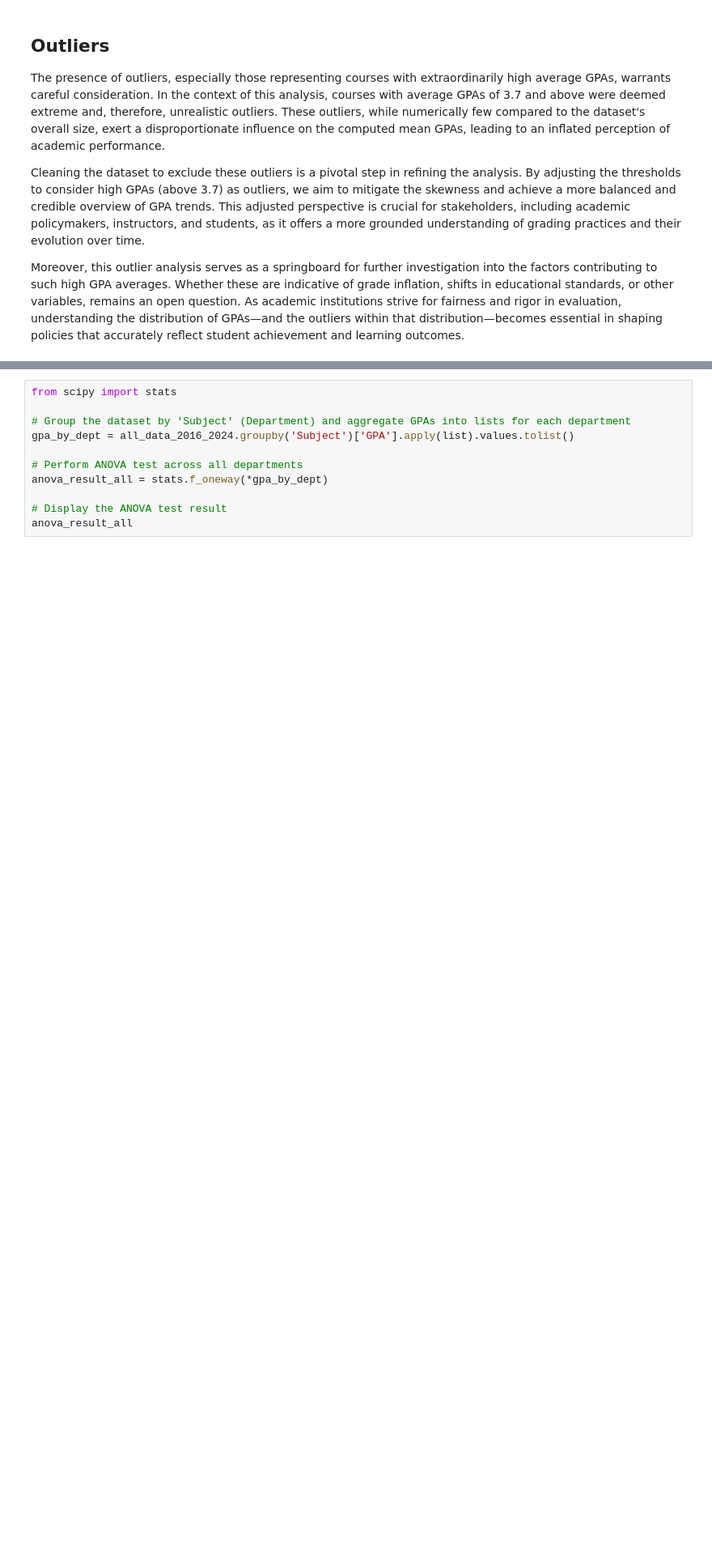
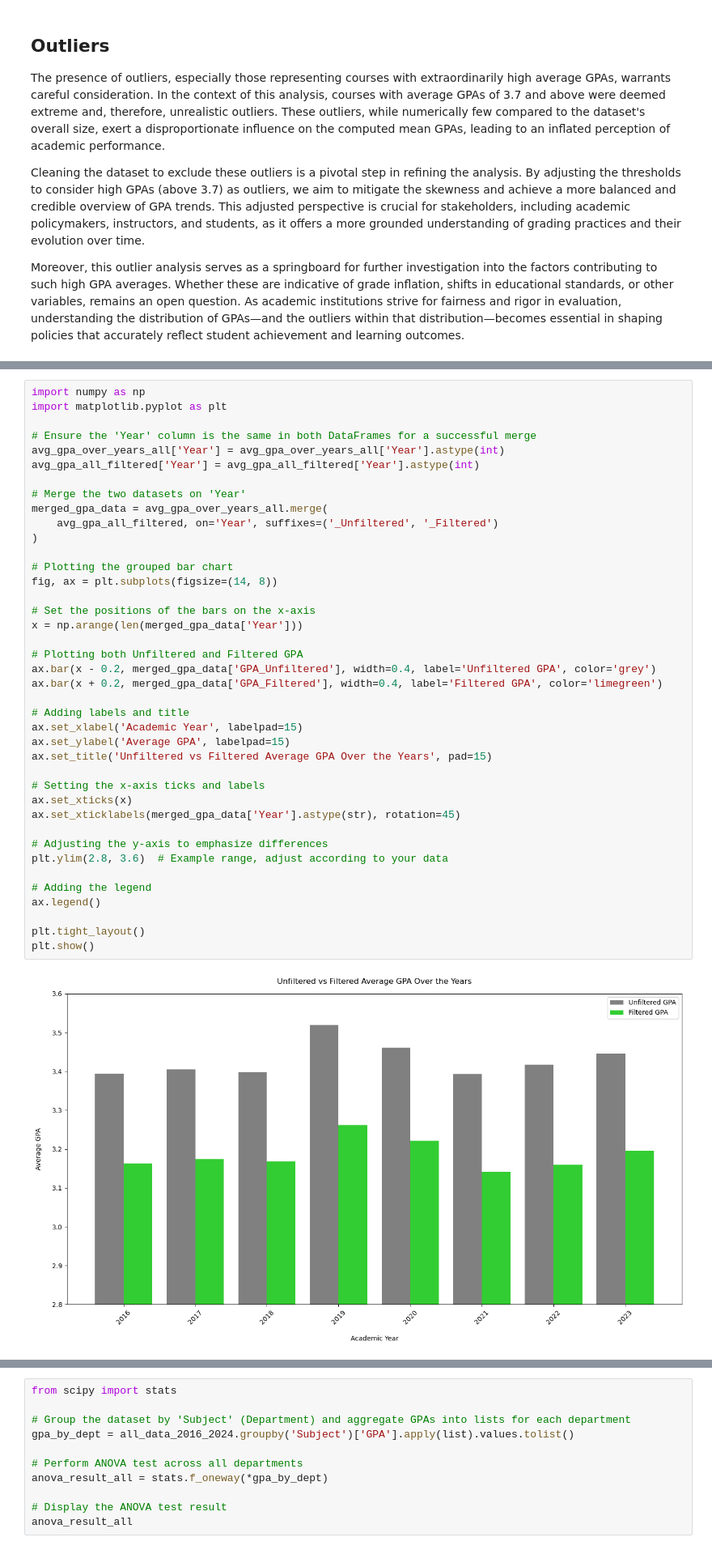
Before and after one commit to rudyp3/CS4824-ML-Project, a Jupyter notebook: ML_Project.ipynb, the cells around one changed output, grey strips where cells are left out. Shown at 81% size. Cells and saved outputs as stored; diff of their text form; blank space fills up the shorter version.

```diff
--- a/ML_Project.ipynb
+++ b/ML_Project.ipynb
@@ -182,0 +203,42 @@ after removing outliers
+# %%
+import numpy as np
+import matplotlib.pyplot as plt
+
+# Ensure the 'Year' column is the same in both DataFrames for a successful merge
+avg_gpa_over_years_all['Year'] = avg_gpa_over_years_all['Year'].astype(int)
+avg_gpa_all_filtered['Year'] = avg_gpa_all_filtered['Year'].astype(int)
+
+# Merge the two datasets on 'Year'
+merged_gpa_data = avg_gpa_over_years_all.merge(
+    avg_gpa_all_filtered, on='Year', suffixes=('_Unfiltered', '_Filtered')
+)
+
+# Plotting the grouped bar chart
+fig, ax = plt.subplots(figsize=(14, 8))
+
+# Set the positions of the bars on the x-axis
+x = np.arange(len(merged_gpa_data['Year']))
+
+# Plotting both Unfiltered and Filtered GPA
+ax.bar(x - 0.2, merged_gpa_data['GPA_Unfiltered'], width=0.4, label='Unfiltered GPA', color='grey')
+ax.bar(x + 0.2, merged_gpa_data['GPA_Filtered'], width=0.4, label='Filtered GPA', color='limegreen')
+
+# Adding labels and title
+ax.set_xlabel('Academic Year', labelpad=15)
+ax.set_ylabel('Average GPA', labelpad=15)
+ax.set_title('Unfiltered vs Filtered Average GPA Over the Years', pad=15)
+
+# Setting the x-axis ticks and labels
+ax.set_xticks(x)
+ax.set_xticklabels(merged_gpa_data['Year'].astype(str), rotation=45)
+
+# Adjusting the y-axis to emphasize differences
+plt.ylim(2.8, 3.6)  # Example range, adjust according to your data
+
+# Adding the legend
+ax.legend()
+
+plt.tight_layout()
+plt.show()
+# %% [output]
+[figure, added]
```
Also changed, not shown: parts of 15 cells of this notebook.
